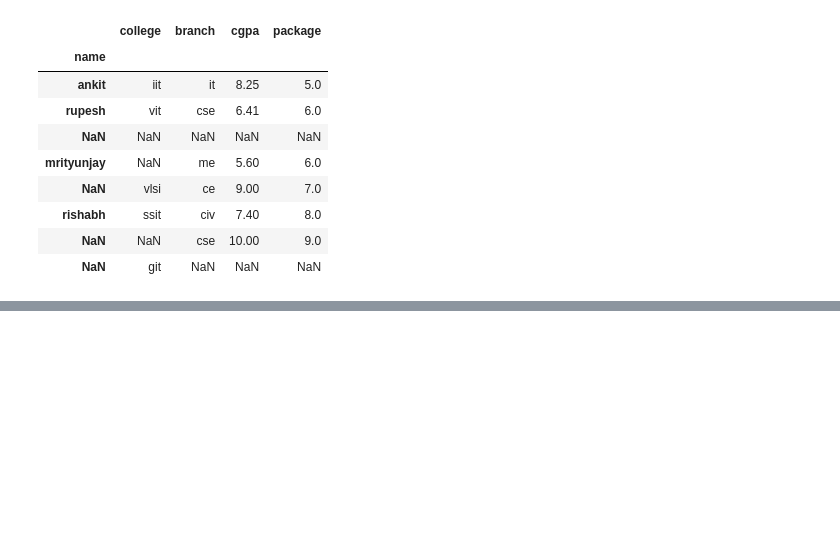
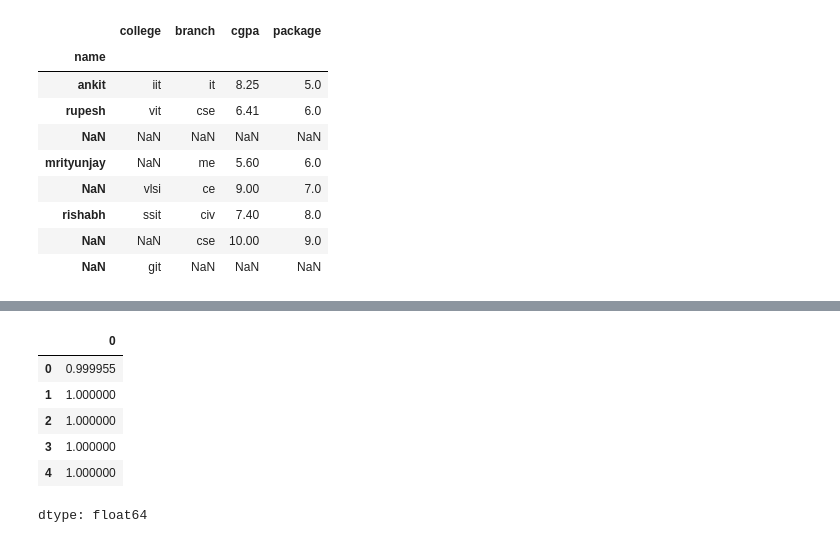
Before and after one commit to ShehrazSarwar/Python-Data-Analysis, a Jupyter notebook: Pandas DataFrame/Important_DataFrame_Methods.ipynb, the cells around one changed output, grey strips where cells are left out. Saved outputs shown, nothing was run; the diff lists cells and outputs as text; code cells hidden in the pictures; blank space fills up the shorter version.

```diff
--- a/Pandas DataFrame/Important_DataFrame_Methods.ipynb
+++ b/Pandas DataFrame/Important_DataFrame_Methods.ipynb
@@ -714,0 +725,13 @@ students.set_index('name').drop(index = ['nitish','aditya'])
+# %%
+def sigmoid(value):
+  return 1/(1+np.exp(-value))
+# %%
+temp.apply(sigmoid) # temp.apply(lambda v: 1/(1+np.exp(-v))) without function
+# %% [output]
+|  | 0 |
+| 0 | 0.999955 |
+| 1 | 1.000000 |
+| 2 | 1.000000 |
+| 3 | 1.000000 |
+| 4 | 1.000000 |
+dtype: float64
```
Also changed, not shown: parts of 5 cells of this notebook.
